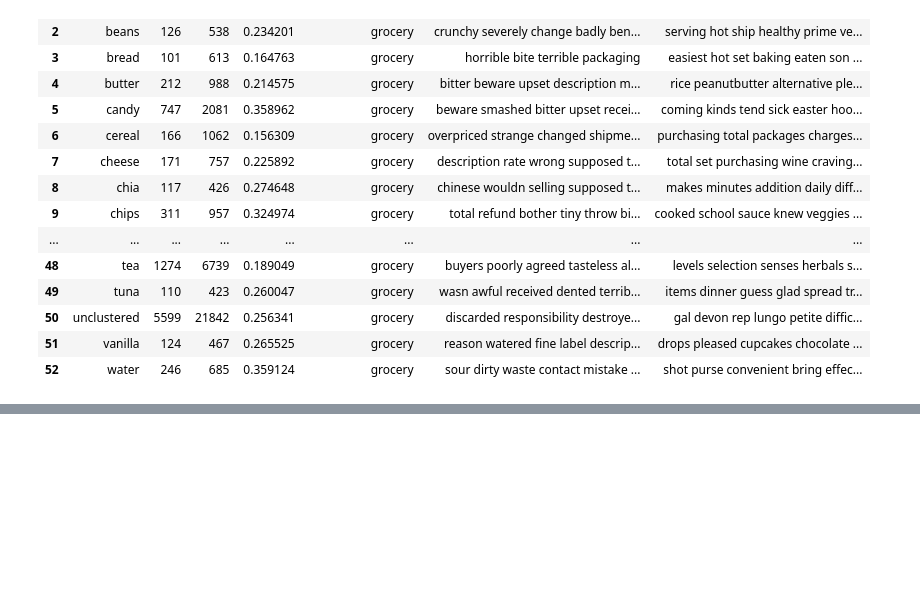
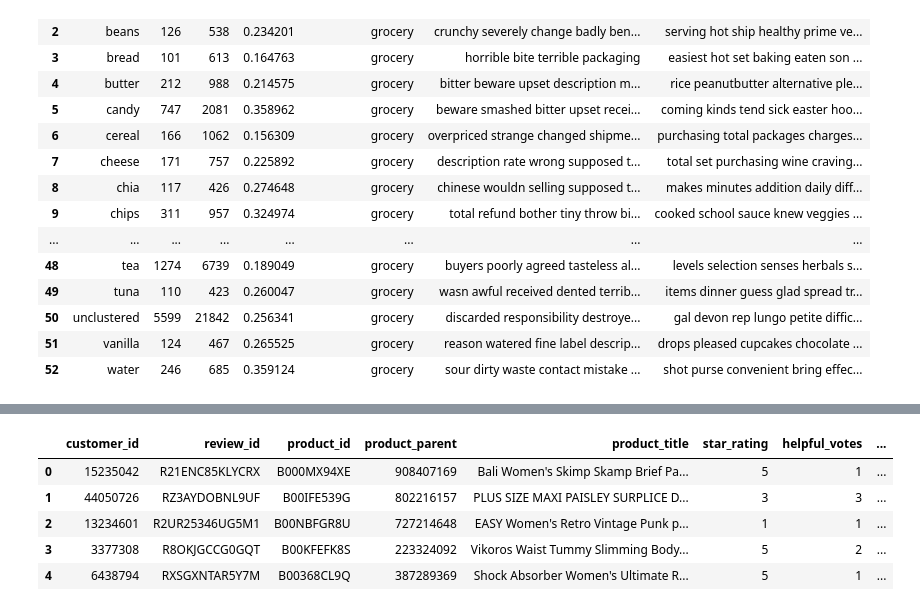
Before and after one commit to yksnilowyrahcaz/Product_Reviews_Analysis, a Jupyter notebook: test.ipynb, the cells around one changed output, grey strips where cells are left out. Drawn from its saved outputs; the diff is of its cells as text; code cells hidden in the pictures; blank space fills up the shorter version.

```diff
--- a/test.ipynb
+++ b/test.ipynb
@@ -358,0 +386,11 @@ dfs[0]
+# %%
+df = pd.read_parquet('samples/labeled_samples_v3/apparel_clustered_embeddings.parquet')
+# %%
+df.head()
+# %% [output]
+|  | customer_id | review_id | product_id | product_parent | product_title | star_rating | helpful_votes | ... |
+| 0 | 15235042 | R21ENC85KLYCRX | B000MX94XE | 908407169 | Bali Women's Skimp Skamp Brief Pa... | 5 | 1 | ... |
+| 1 | 44050726 | RZ3AYDOBNL9UF | B00IFE539G | 802216157 | PLUS SIZE MAXI PAISLEY SURPLICE D... | 3 | 3 | ... |
+| 2 | 13234601 | R2UR25346UG5M1 | B00NBFGR8U | 727214648 | EASY Women's Retro Vintage Punk p... | 1 | 1 | ... |
+| 3 | 3377308 | R8OKJGCCG0GQT | B00KFEFK8S | 223324092 | Vikoros Waist Tummy Slimming Body... | 5 | 2 | ... |
+| 4 | 6438794 | RXSGXNTAR5Y7M | B00368CL9Q | 387289369 | Shock Absorber Women's Ultimate R... | 5 | 1 | ... |
```
Also changed, not shown: parts of 45 cells of this notebook, 4 other files.
